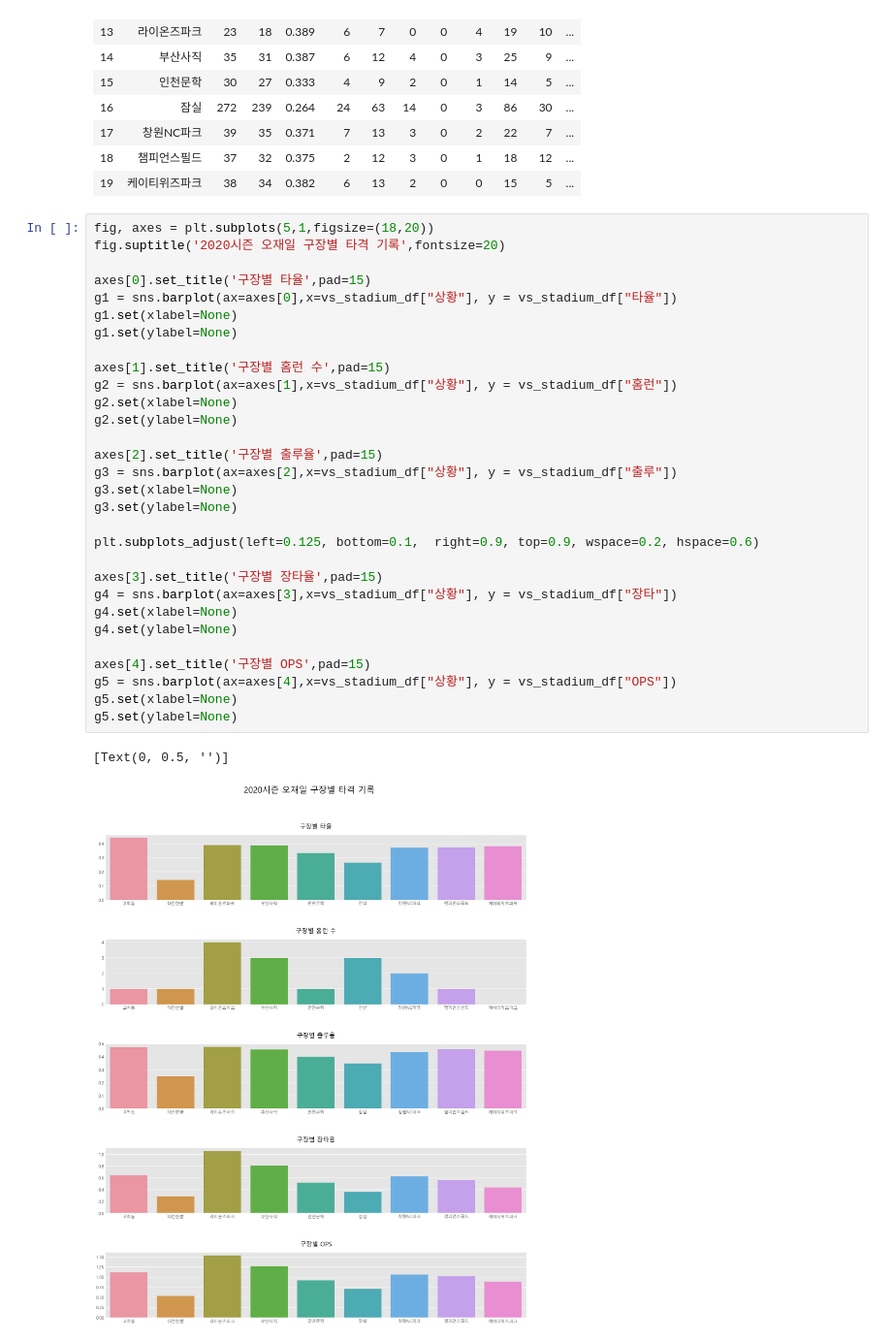
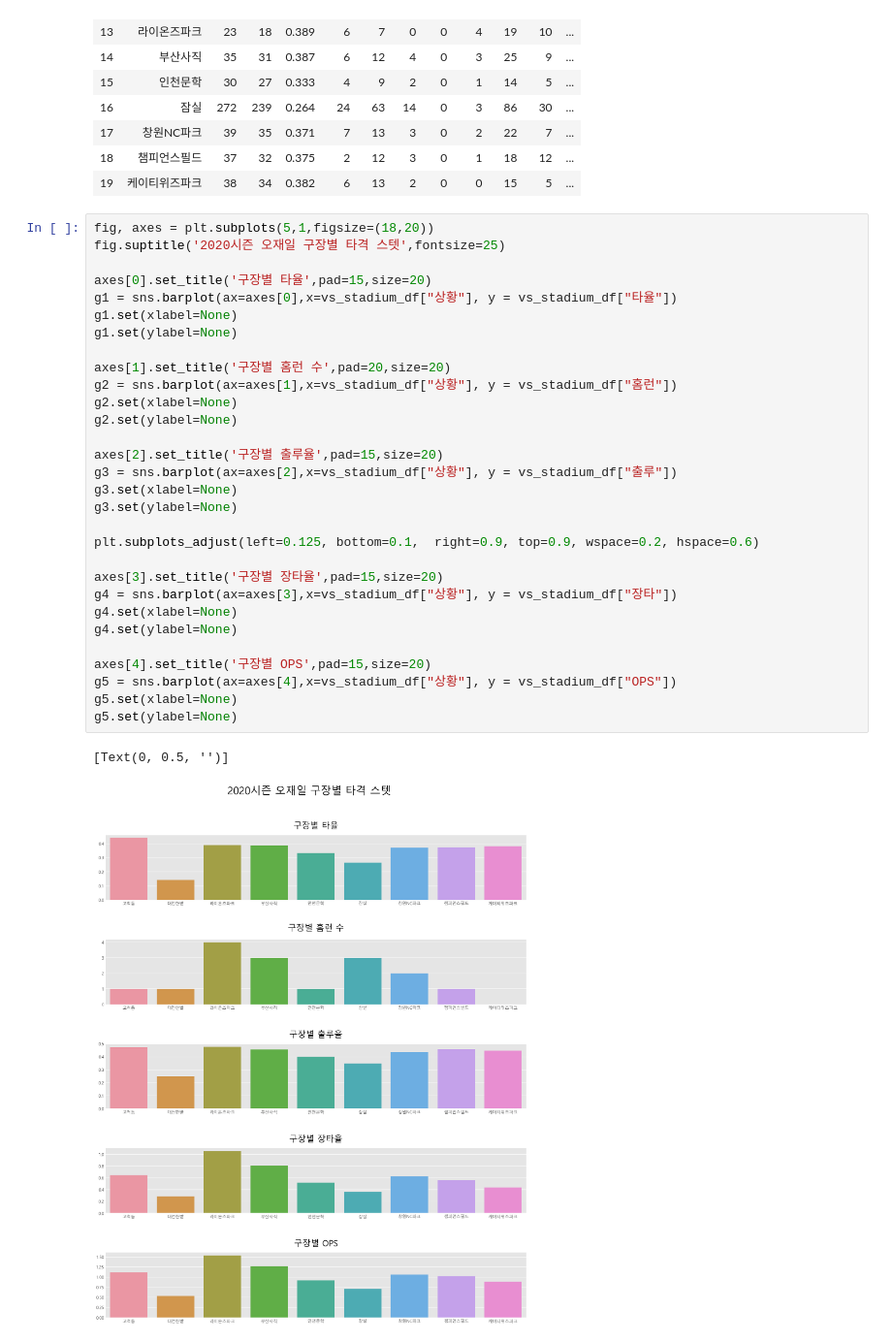
Before and after one commit to jeonprize/KBO-Analysis, a Jupyter notebook: OJL.ipynb, the cells around one changed output. Shown: that part at 97% size. Cells and saved outputs as stored; diff of their text form.

```diff
--- a/OJL.ipynb
+++ b/OJL.ipynb
@@ -161,34 +263,34 @@ vs_stadium_df
 | 19 | 케이티위즈파크 | 38 | 34 | 0.382 | 6 | 13 | 2 | 0 | 0 | 15 | 5 | ... |
 # %%
 fig, axes = plt.subplots(5,1,figsize=(18,20))
-fig.suptitle('2020시즌 오재일 구장별 타격 기록',fontsize=20)
+fig.suptitle('2020시즌 오재일 구장별 타격 스텟',fontsize=25)
 
-axes[0].set_title('구장별 타율',pad=15)
+axes[0].set_title('구장별 타율',pad=15,size=20)
 g1 = sns.barplot(ax=axes[0],x=vs_stadium_df["상황"], y = vs_stadium_df["타율"])
 g1.set(xlabel=None)
 g1.set(ylabel=None)
 
-axes[1].set_title('구장별 홈런 수',pad=15)
+axes[1].set_title('구장별 홈런 수',pad=20,size=20)
 g2 = sns.barplot(ax=axes[1],x=vs_stadium_df["상황"], y = vs_stadium_df["홈런"])
 g2.set(xlabel=None)
 g2.set(ylabel=None)
 
-axes[2].set_title('구장별 출루율',pad=15)
+axes[2].set_title('구장별 출루율',pad=15,size=20)
 g3 = sns.barplot(ax=axes[2],x=vs_stadium_df["상황"], y = vs_stadium_df["출루"])
 g3.set(xlabel=None)
 g3.set(ylabel=None)
 
 plt.subplots_adjust(left=0.125, bottom=0.1,  right=0.9, top=0.9, wspace=0.2, hspace=0.6)
 
-axes[3].set_title('구장별 장타율',pad=15)
+axes[3].set_title('구장별 장타율',pad=15,size=20)
 g4 = sns.barplot(ax=axes[3],x=vs_stadium_df["상황"], y = vs_stadium_df["장타"])
 g4.set(xlabel=None)
 g4.set(ylabel=None)
 
-axes[4].set_title('구장별 OPS',pad=15)
+axes[4].set_title('구장별 OPS',pad=15,size=20)
 g5 = sns.barplot(ax=axes[4],x=vs_stadium_df["상황"], y = vs_stadium_df["OPS"])
 g5.set(xlabel=None)
 g5.set(ylabel=None)
 # %% [output]
 [Text(0, 0.5, '')]
-[figure, old version]
+[figure, new version]
```
Also changed, not shown: parts of 18 cells of this notebook.
